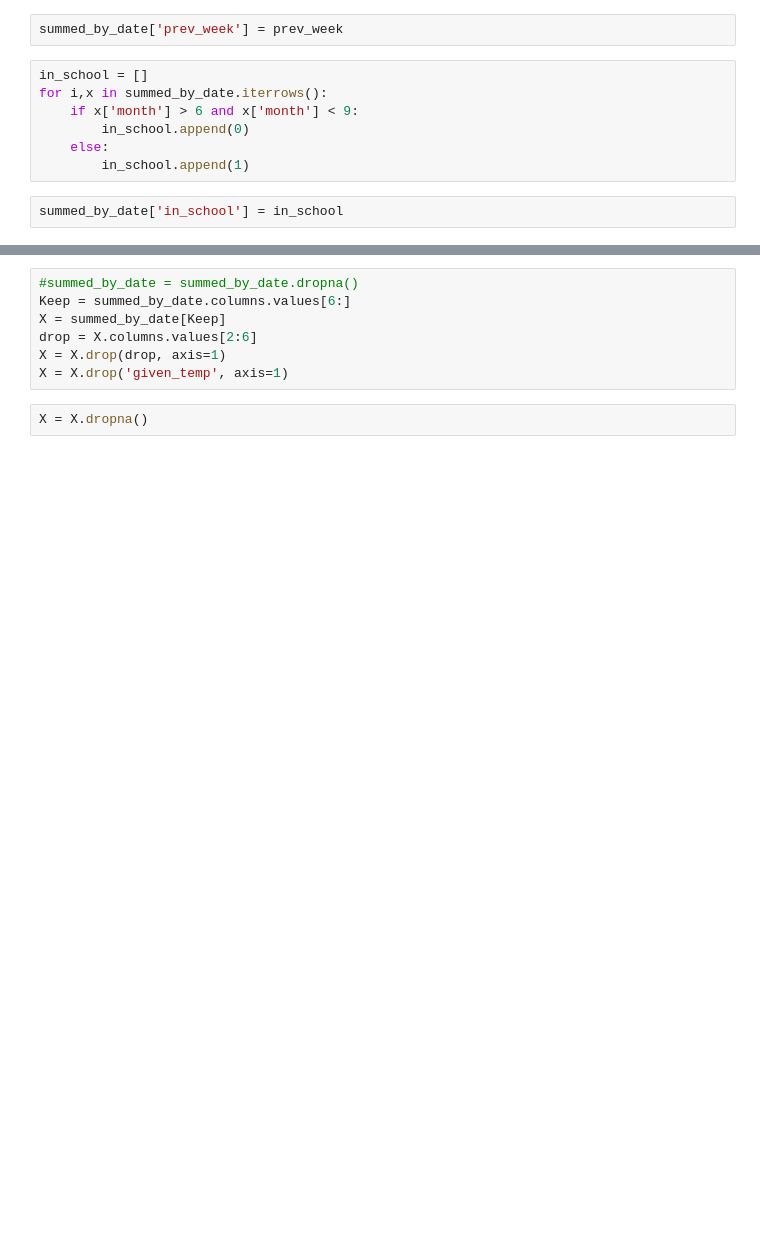
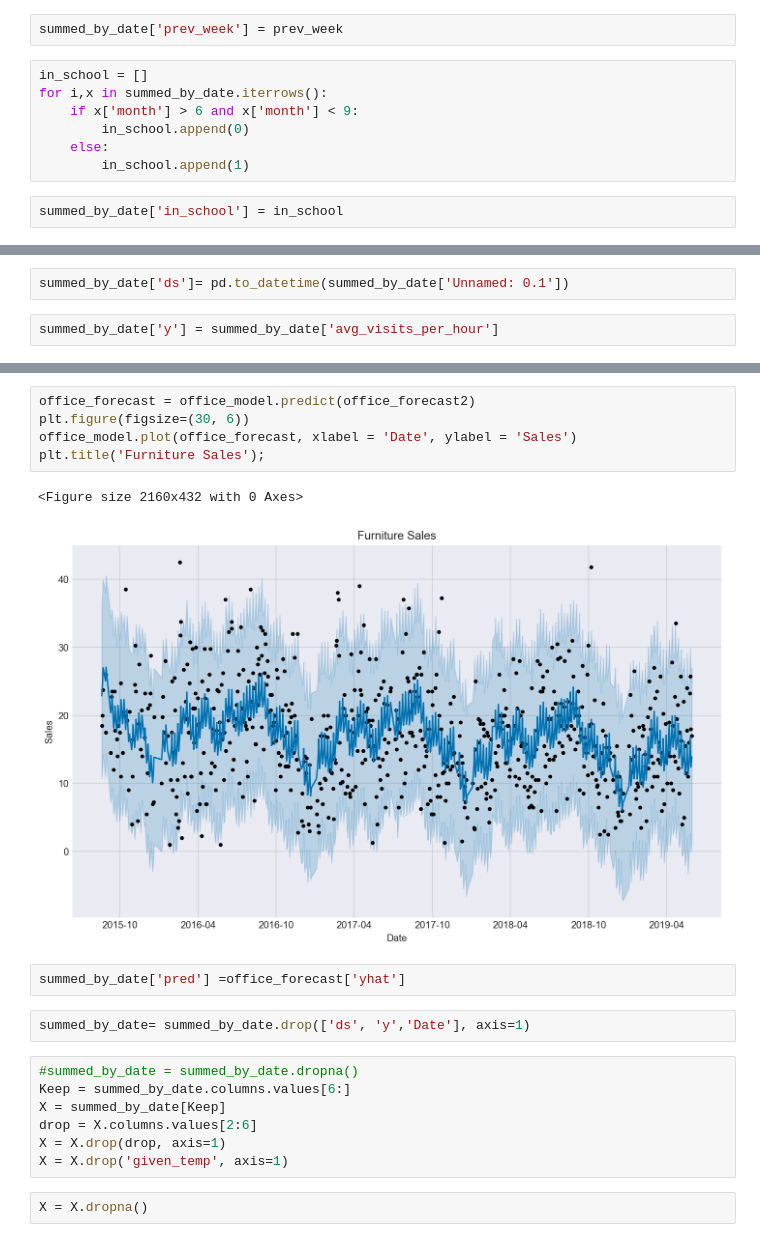
Before and after one commit to Shadhopson/Week1, a Jupyter notebook: Untitled Folder/Untitled.ipynb, the cells around one changed output, grey strips where cells are left out. Drawn from its saved outputs; the diff is of its cells as text; blank space fills up the shorter version.

```diff
--- a/Untitled Folder/Untitled.ipynb
+++ b/Untitled Folder/Untitled.ipynb
@@ -105,0 +119,4 @@ summed_by_date['in_school'] = in_school
+# %%
+summed_by_date['ds']= pd.to_datetime(summed_by_date['Unnamed: 0.1'])
+# %%
+summed_by_date['y'] = summed_by_date['avg_visits_per_hour']
@@ -106,3 +131,15 @@ summed_by_date['in_school'] = in_school
+# %%
+office_forecast = office_model.predict(office_forecast2)
+plt.figure(figsize=(30, 6))
+office_model.plot(office_forecast, xlabel = 'Date', ylabel = 'Sales')
+plt.title('Furniture Sales');
+# %% [output]
+<Figure size 2160x432 with 0 Axes>
+[figure, added]
+# %%
+summed_by_date['pred'] =office_forecast['yhat']
+# %%
+summed_by_date= summed_by_date.drop(['ds', 'y','Date'], axis=1)
 # %%
 #summed_by_date = summed_by_date.dropna()
 Keep = summed_by_date.columns.values[6:]
```
Also changed, not shown: parts of 37 cells of this notebook, 4 other files.
